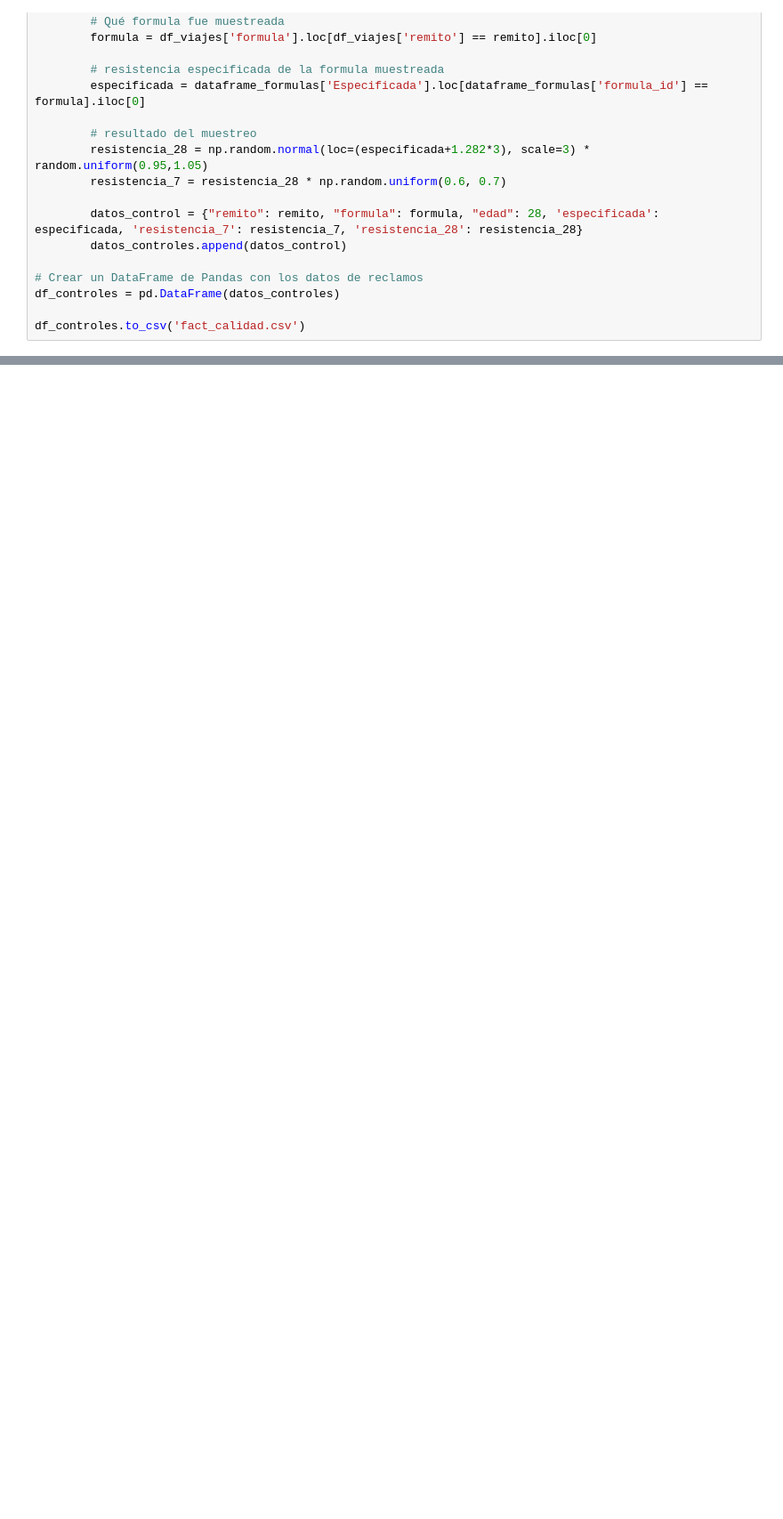
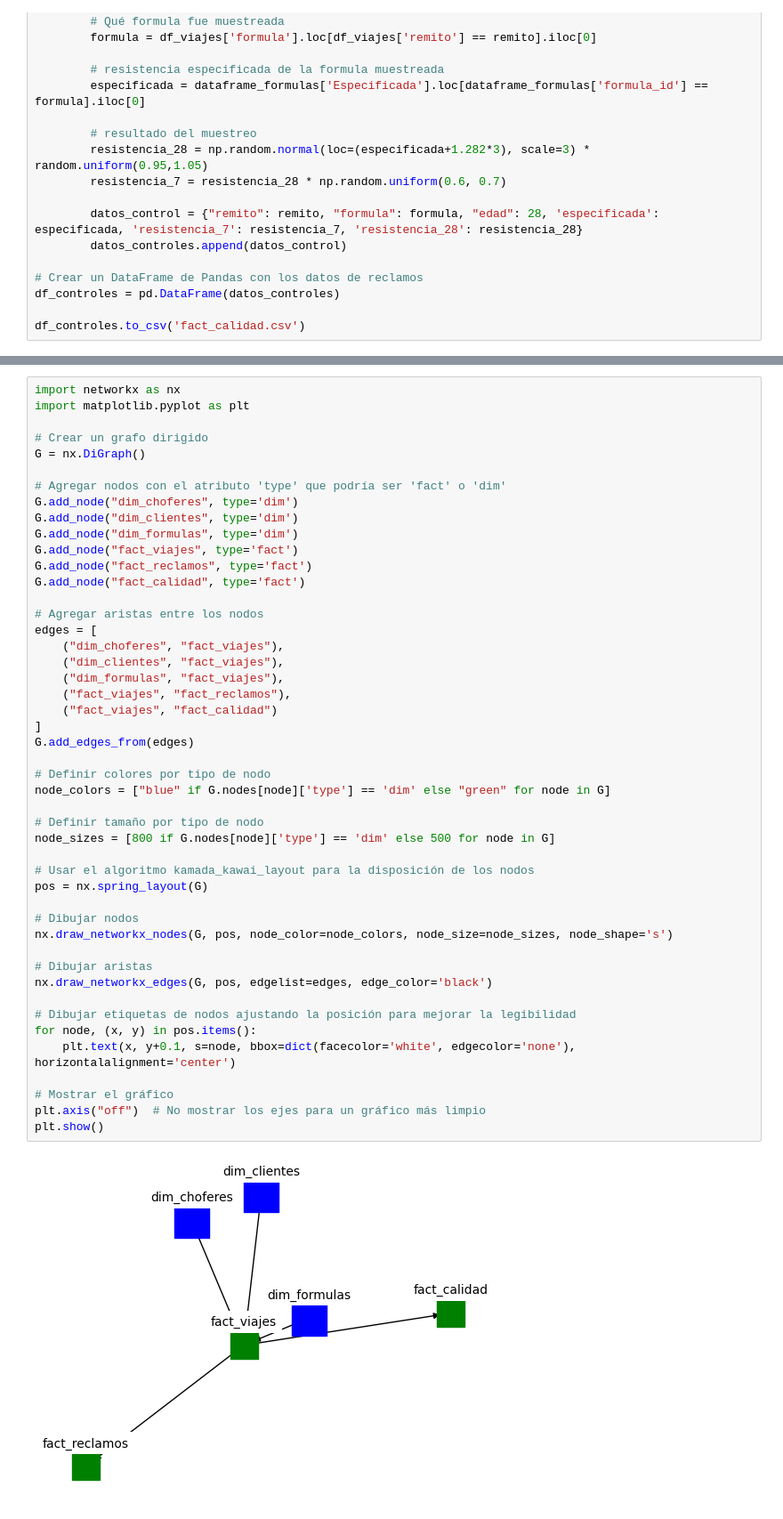
Before and after one commit to mbbau/Simulations_of_Concrete_production, a Jupyter notebook: Simulaciones_hormigonera.IPYNB, the cells around one changed output, grey strips where cells are left out. Shown at 89% size. Drawn from its saved outputs; the diff is of its cells as text; blank space fills up the shorter version.

```diff
--- a/Simulaciones_hormigonera.IPYNB
+++ b/Simulaciones_hormigonera.IPYNB
@@ -256,0 +269,49 @@ def simulate_hormigon_volumen(fecha, variaciones_estacionales, impacto_economico
+# %%
+import networkx as nx
+import matplotlib.pyplot as plt
+
+# Crear un grafo dirigido
+G = nx.DiGraph()
+
+# Agregar nodos con el atributo 'type' que podría ser 'fact' o 'dim'
+G.add_node("dim_choferes", type='dim')
+G.add_node("dim_clientes", type='dim')
+G.add_node("dim_formulas", type='dim')
+G.add_node("fact_viajes", type='fact')
+G.add_node("fact_reclamos", type='fact')
+G.add_node("fact_calidad", type='fact')
+
+# Agregar aristas entre los nodos
+edges = [
+    ("dim_choferes", "fact_viajes"),
+    ("dim_clientes", "fact_viajes"),
+    ("dim_formulas", "fact_viajes"),
+    ("fact_viajes", "fact_reclamos"),
+    ("fact_viajes", "fact_calidad")
+]
+G.add_edges_from(edges)
+
+# Definir colores por tipo de nodo
+node_colors = ["blue" if G.nodes[node]['type'] == 'dim' else "green" for node in G]
+
+# Definir tamaño por tipo de nodo
+node_sizes = [800 if G.nodes[node]['type'] == 'dim' else 500 for node in G]
+
+# Usar el algoritmo kamada_kawai_layout para la disposición de los nodos
+pos = nx.spring_layout(G)
+
+# Dibujar nodos
+nx.draw_networkx_nodes(G, pos, node_color=node_colors, node_size=node_sizes, node_shape='s')
+
+# Dibujar aristas
+nx.draw_networkx_edges(G, pos, edgelist=edges, edge_color='black')
+
+# Dibujar etiquetas de nodos ajustando la posición para mejorar la legibilidad
+for node, (x, y) in pos.items():
+    plt.text(x, y+0.1, s=node, bbox=dict(facecolor='white', edgecolor='none'), horizontalalignment='center')
+
+# Mostrar el gráfico
+plt.axis("off")  # No mostrar los ejes para un gráfico más limpio
+plt.show()
+# %% [output]
+[figure, added]
```
Also changed, not shown: parts of 12 cells of this notebook, 7 other files.
